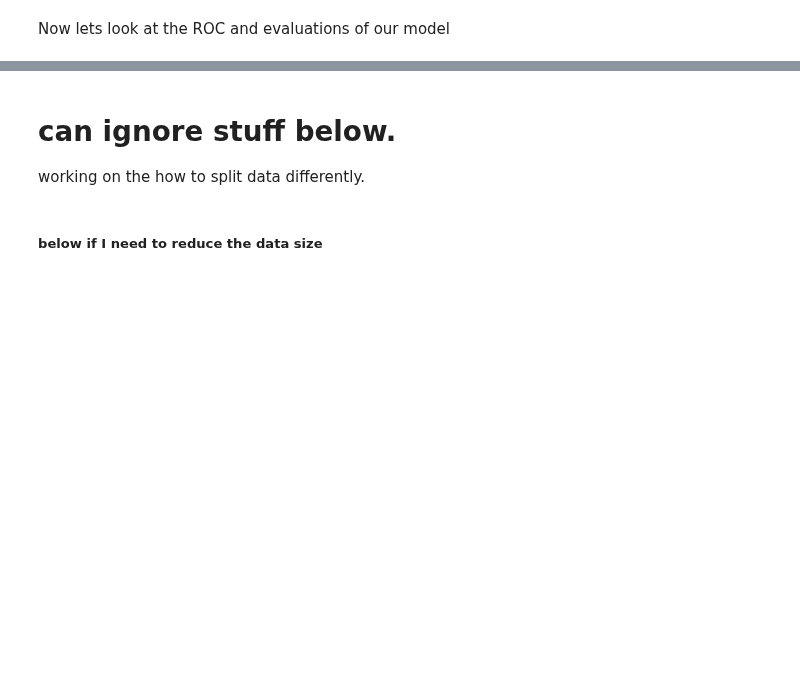
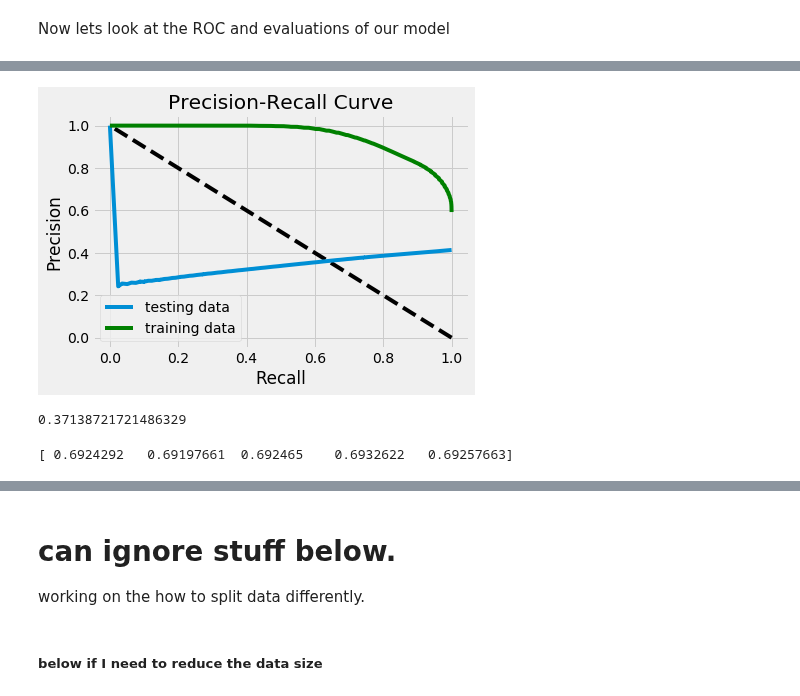
Before and after one commit to lbjennings/Springboard, a Jupyter notebook: Springboard/Capstone Project 1/RandomForest.ipynb, the cells around one changed output, grey strips where cells are left out. Drawn from its saved outputs; the diff is of its cells as text; code cells hidden in the pictures; blank space fills up the shorter version.

```diff
--- a/Springboard/Capstone Project 1/RandomForest.ipynb
+++ b/Springboard/Capstone Project 1/RandomForest.ipynb
@@ -509,15 +371,17 @@ plt.show()
 # %%
 
-xprec_score,xrecall_score,xthresholds=precision_recall_curve(ytrain_rf, pred_train_prob)
+xprec_score,xrecall_score,xthresholds=precision_recall_curve( ytrain , pred_train_prob_rf )
 
-prec_score,recall_score,thresholds=precision_recall_curve(ytest_rf, pred_prob)
+prec_score,recall_score,thresholds=precision_recall_curve( ytest , pred_prob_rf)
 
 plt.plot([1,0],[0,1],'k--')
 plt.plot(recall_score,prec_score,label='testing data')
 plt.plot(xrecall_score,xprec_score,'g-',label='training data')
 #plt.plot(xfpr,xtpr, 'g-',label='training data')
 plt.xlabel("Recall")
 plt.ylabel("Precision")
 plt.title('Precision-Recall Curve')
 plt.legend(loc=3)
 plt.show()
+# %% [output]
+[figure, added]
@@ -525,0 +388,10 @@ roc_auc_score(ytest_rf, pred_prob)
+# %%
+roc_auc_score(ytest , pred_prob_rf)
+# %% [output]
+0.37138721721486329
+# %%
+# cross validate on scoring of auc (20 min to run)
+cv_auc_scores=cross_val_score(clf, xtrain , ytrain , cv=5, scoring='roc_auc')
+print(cv_auc_scores)
+# %% [output]
+[ 0.6924292   0.69197661  0.692465    0.6932622   0.69257663]
```
Also changed, not shown: parts of 66 cells of this notebook.
